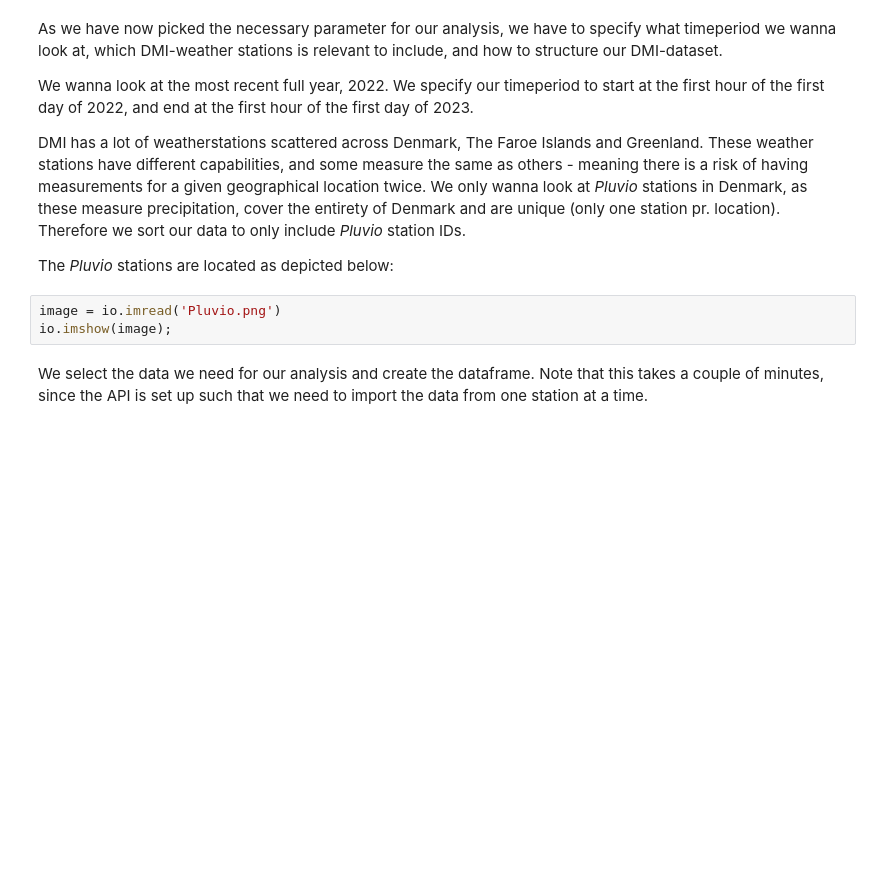
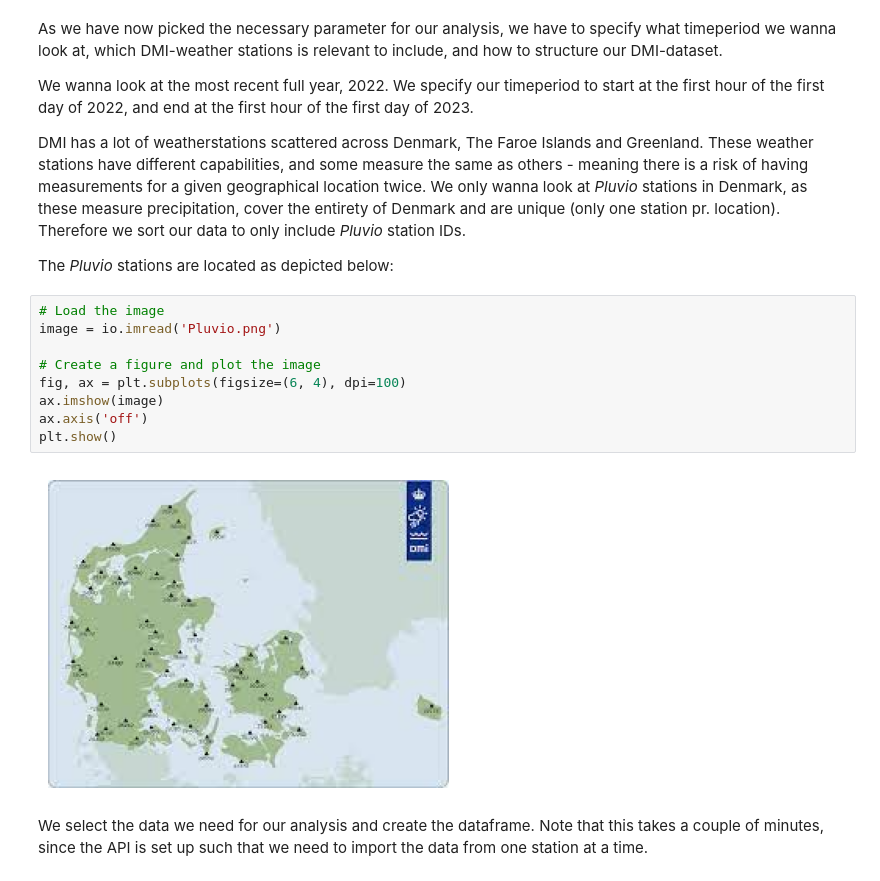
Before and after one commit to NumEconCopenhagen/projects-2023-jos-p-og-tex, a Jupyter notebook: dataproject/dataproject.ipynb, the cells around one changed output. Cells and saved outputs as stored; diff of their text form; blank space fills up the shorter version.

```diff
--- a/dataproject/dataproject.ipynb
+++ b/dataproject/dataproject.ipynb
@@ -74,9 +90,17 @@ We wanna look at the most recent full year, 2022. We specify our timeperiod to s
 DMI has a lot of weatherstations scattered across Denmark, The Faroe Islands and Greenland. These weather stations have different capabilities, and some measure the same as others - meaning there is a risk of having measurements for a given geographical location twice. We only wanna look at *Pluvio* stations in Denmark, as these measure precipitation, cover the entirety of Denmark and are unique (only one station pr. location). Therefore we sort our data to only include *Pluvio* station IDs.
 
 The *Pluvio* stations are located as depicted below:
-# %%
-image = io.imread('Pluvio.png')
-io.imshow(image);
+# %%
+# Load the image
+image = io.imread('Pluvio.png')
+
+# Create a figure and plot the image
+fig, ax = plt.subplots(figsize=(6, 4), dpi=100)
+ax.imshow(image)
+ax.axis('off')
+plt.show()
+# %% [output]
+[figure, added]
 # %% [markdown]
 We select the data we need for our analysis and create the dataframe. Note that this takes a couple of minutes, since the API is set up such that we need to import the data from one station at a time.
 # %%
```
Also changed, not shown: parts of 14 cells of this notebook.
